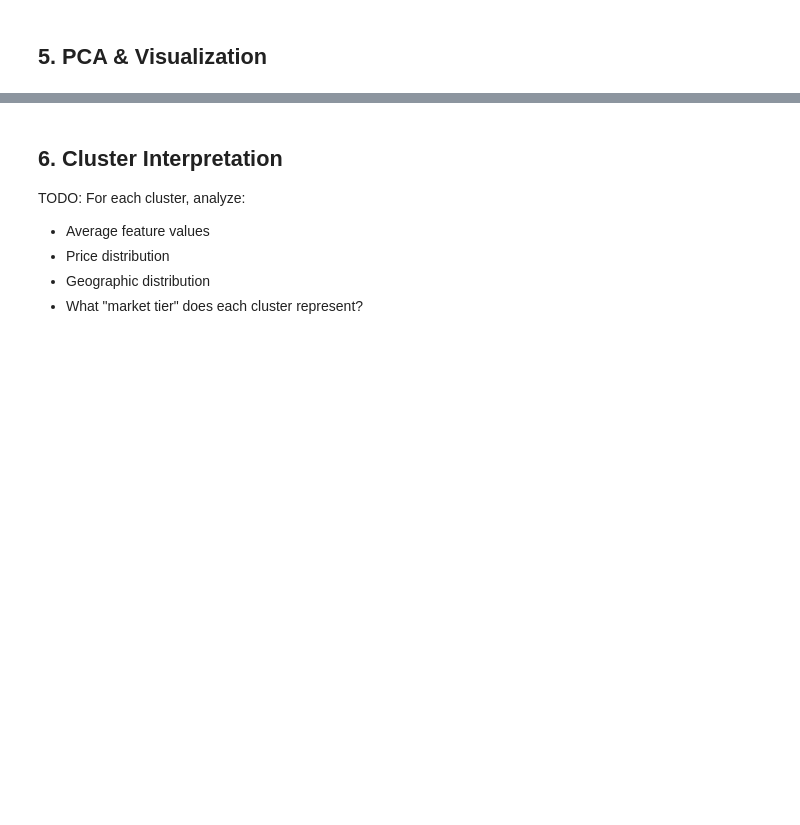
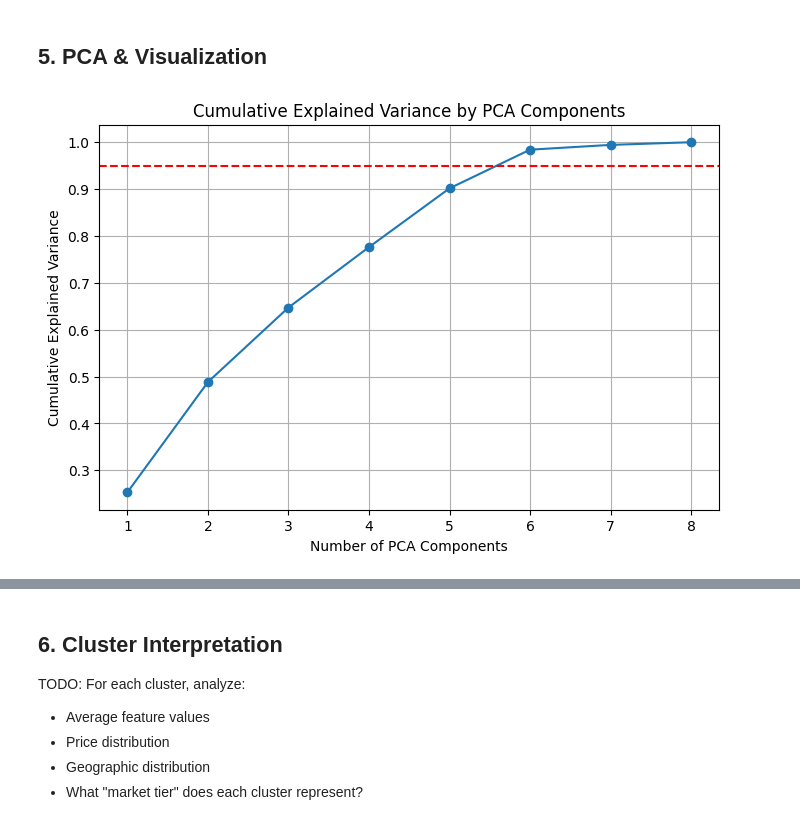
Before and after one commit to DigiCrome-Academy/real-estate-prediction-tanvibbsr-1, a Jupyter notebook: notebooks/02_clustering_analysis.ipynb, the cells around one changed output, grey strips where cells are left out. Cells and saved outputs as stored; diff of their text form; code cells hidden in the pictures; blank space fills up the shorter version.

```diff
--- a/notebooks/02_clustering_analysis.ipynb
+++ b/notebooks/02_clustering_analysis.ipynb
@@ -195,0 +190,18 @@ DBSCAN_Cluster
+# %%
+# TODO: Perform PCA and plot explained variance
+# Find optimal number of components for 95% variance
+from sklearn.decomposition import PCA
+pca = PCA()
+pca.fit(X_scaled)
+explained_variance = pca.explained_variance_ratio_
+cumulative_variance = np.cumsum(explained_variance)
+plt.figure(figsize=(8, 5))
+plt.plot(range(1, len(explained_variance) + 1), cumulative_variance, marker='o')
+plt.axhline(y=0.95, color='r', linestyle='--')
+plt.title('Cumulative Explained Variance by PCA Components')
+plt.xlabel('Number of PCA Components')
+plt.ylabel('Cumulative Explained Variance')
+plt.grid()
+plt.show()
+# %% [output]
+[figure, added]
```
Also changed, not shown: parts of 5 cells of this notebook, 1 other file.
